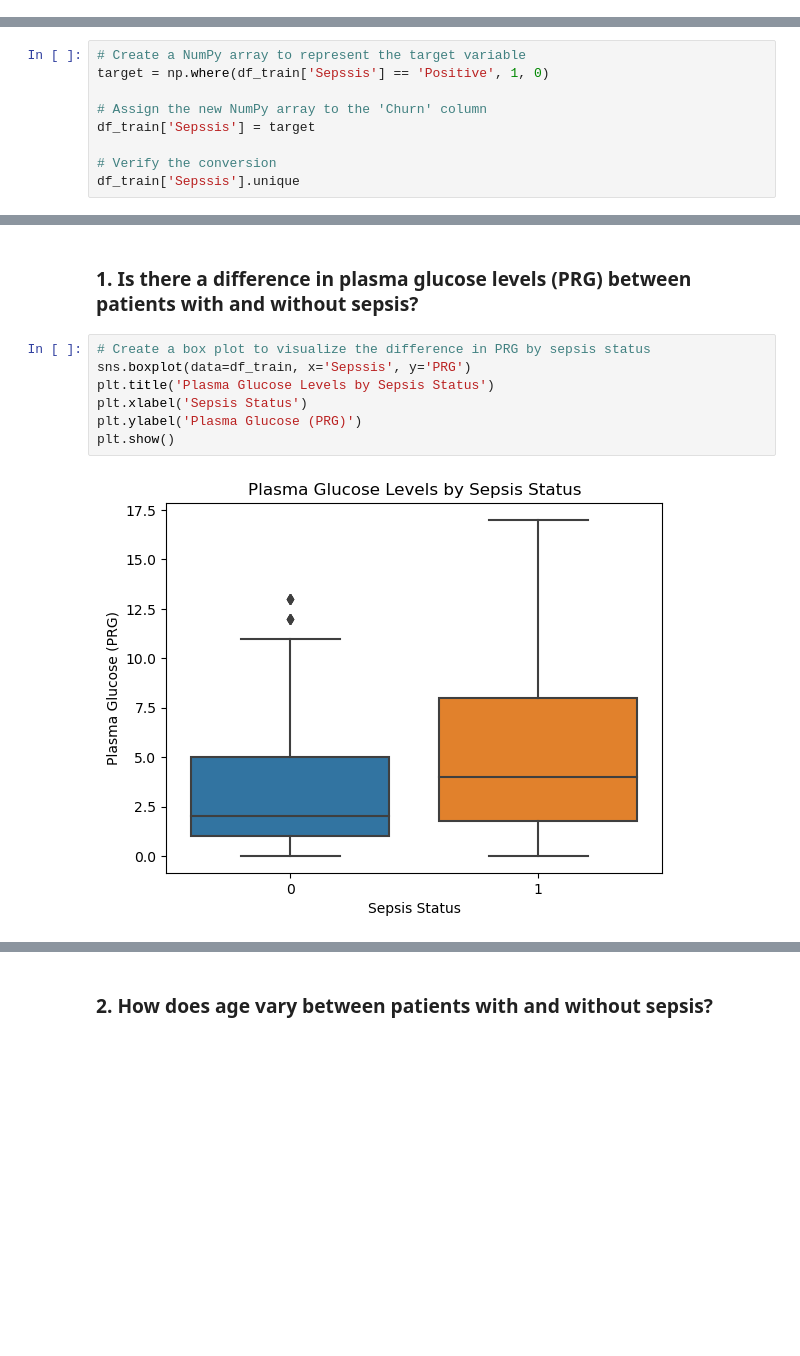
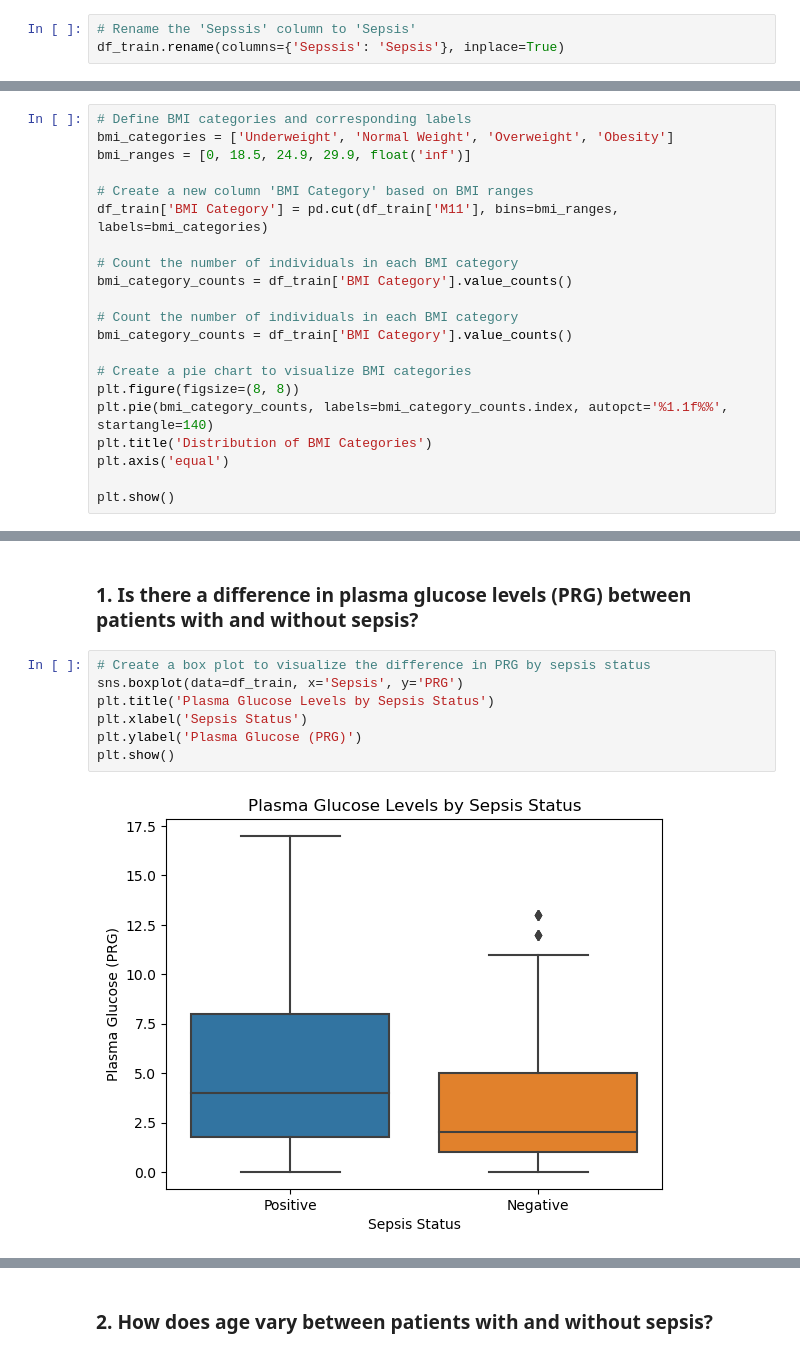
Before and after one commit to Israel-Anaba/Embed_ML_Model_Web_App, a Jupyter notebook: Sepssis ICU.ipynb, the cells around one changed output, grey strips where cells are left out. Saved outputs shown, nothing was run; the diff lists cells and outputs as text; blank space fills up the shorter version.

```diff
--- a/Sepssis ICU.ipynb
+++ b/Sepssis ICU.ipynb
@@ -237,3 +230,6 @@ Insurance    0
 dtype: int64
 # %% [markdown]
 ## EDA
+# %%
+# Rename the 'Sepssis' column to 'Sepsis'
+df_train.rename(columns={'Sepssis': 'Sepsis'}, inplace=True)
@@ -339,0 +387,21 @@ Conversely, in the uninsured category, there are fewer patients in the older age
+# %%
+# Define BMI categories and corresponding labels
+bmi_categories = ['Underweight', 'Normal Weight', 'Overweight', 'Obesity']
+bmi_ranges = [0, 18.5, 24.9, 29.9, float('inf')]
+
+# Create a new column 'BMI Category' based on BMI ranges
+df_train['BMI Category'] = pd.cut(df_train['M11'], bins=bmi_ranges, labels=bmi_categories)
+
+# Count the number of individuals in each BMI category
+bmi_category_counts = df_train['BMI Category'].value_counts()
+
+# Count the number of individuals in each BMI category
+bmi_category_counts = df_train['BMI Category'].value_counts()
+
+# Create a pie chart to visualize BMI categories
+plt.figure(figsize=(8, 8))
+plt.pie(bmi_category_counts, labels=bmi_category_counts.index, autopct='%1.1f%%', startangle=140)
+plt.title('Distribution of BMI Categories')
+plt.axis('equal')
+
+plt.show()
@@ -353,11 +446,2 @@ Name: Sepssis, dtype: int64
 # %% [markdown]
 * Data is highly imbalanced, ratio=65:35
-# %%
-# Create a NumPy array to represent the target variable
-target = np.where(df_train['Sepssis'] == 'Positive', 1, 0)
-
-# Assign the new NumPy array to the 'Churn' column
-df_train['Sepssis'] = target
-
-# Verify the conversion
-df_train['Sepssis'].unique
@@ -394,10 +451,10 @@ df_train.head(10)
 ### 1. Is there a difference in plasma glucose levels (PRG) between patients with and without sepsis?
 # %%
 # Create a box plot to visualize the difference in PRG by sepsis status
-sns.boxplot(data=df_train, x='Sepssis', y='PRG')
+sns.boxplot(data=df_train, x='Sepsis', y='PRG')
 plt.title('Plasma Glucose Levels by Sepsis Status')
 plt.xlabel('Sepsis Status')
 plt.ylabel('Plasma Glucose (PRG)')
 plt.show()
 # %% [output]
-[figure, old version]
+[figure, new version]
```
Also changed, not shown: parts of 116 cells of this notebook, 7 other files.
